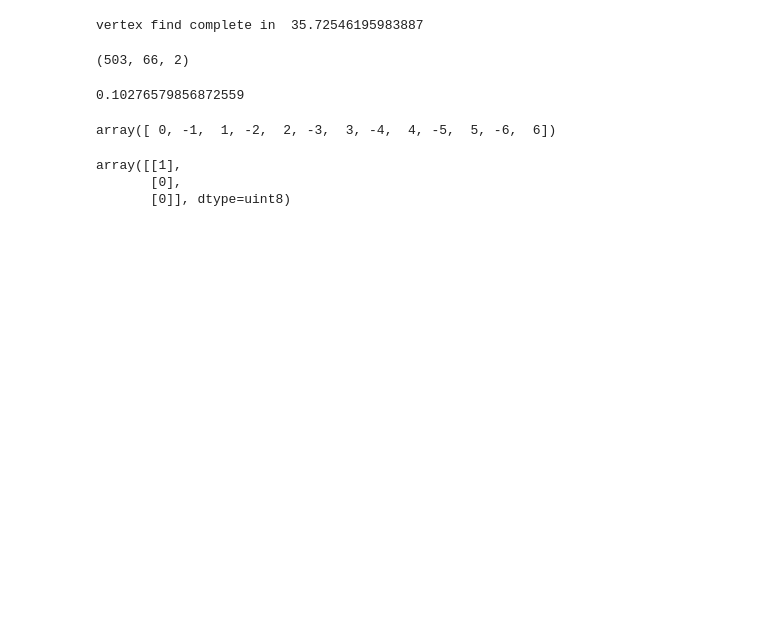
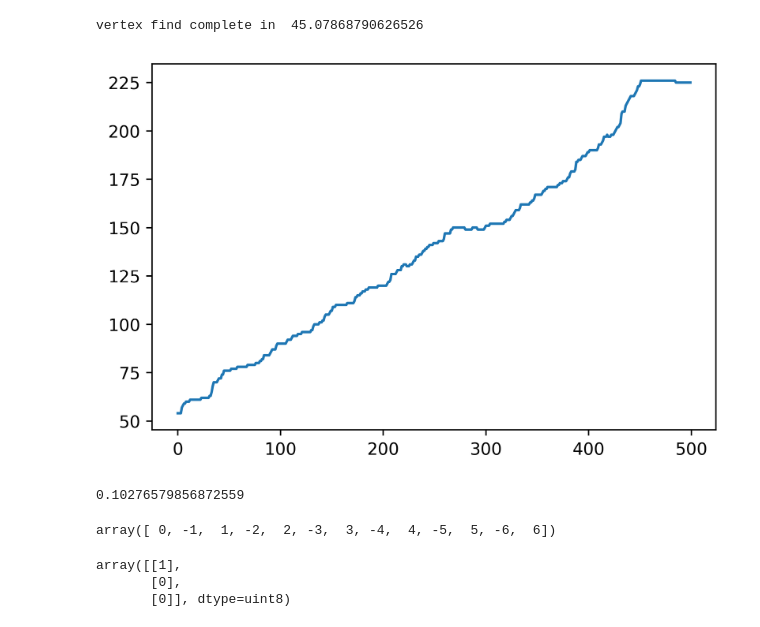
Before and after one commit to StaringWhere/debubble, a Jupyter notebook: Demo.ipynb, the cells around one changed output. Saved outputs shown, nothing was run; the diff lists cells and outputs as text; code cells hidden in the pictures; blank space fills up the shorter version.

```diff
--- a/Demo.ipynb
+++ b/Demo.ipynb
@@ -64,10 +64,18 @@ def orbFeature(img):
     '''
     orb = cv2.ORB_create(nfeatures = 300, scaleFactor = 2, firstLevel = 0)
     gray = cv2.cvtColor(img, cv2.COLOR_BGR2GRAY)
-    gray = cv2.medianBlur(gray, 21)
+
+    img_hsv = cv2.cvtColor(img, cv2.COLOR_BGR2HSV)
+    # ret, mask1 = cv2.threshold(frame_hsv[..., 2], 100, 255, cv2.THRESH_BINARY_INV)
+    ret, mask = cv2.threshold(img_hsv[..., 1], 80, 255, cv2.THRESH_BINARY)
+    # mask_hsv = cv2.bitwise_or(mask1, mask2)
+    kernel = cv2.getStructuringElement(cv2.MORPH_ELLIPSE, (7, 7))
+    mask = cv2.dilate(mask, kernel, iterations = 1)
+
+    # gray = cv2.medianBlur(gray, 21)
     gray = sharpen(gray)
     gray = cv2.equalizeHist(gray)
-    keypoints, _ = orb.detectAndCompute(gray, None)
+    keypoints, _ = orb.detectAndCompute(gray, mask = mask)
     ps = np.array([keypoint.pt for keypoint in keypoints]).reshape(-1, 1, 2).astype('float32')
 
     return ps
@@ -245,20 +253,21 @@ def findVertex(src):
 # %%
 vertex = findVertex('video.avi')
 
 # 保存为二进制文件
-np.save('vertex', vertex)
+np.save('vertex2', vertex)
 
 # 展示帧间有效点数的Demo
 stride = 3
 flags = []
 for i in np.arange(1, 503 - stride + 1):
     id_ref = i
     id_img = i + stride
     flag = (np.sum(vertex[id_img - 1], axis = 1) >= 0) & (np.sum(vertex[id_ref - 1], axis = 1) >= 0)
     flags.append(sum(flag))
 
+plt.rcParams['figure.dpi'] = 95
 plt.plot(flags)
 # %% [output]
-vertex find complete in  35.72546195983887
+vertex find complete in  45.07868790626526
-(503, 66, 2)
+[figure, added]
 # %%
```
Also changed, not shown: parts of 4 cells of this notebook, 9 other files.
